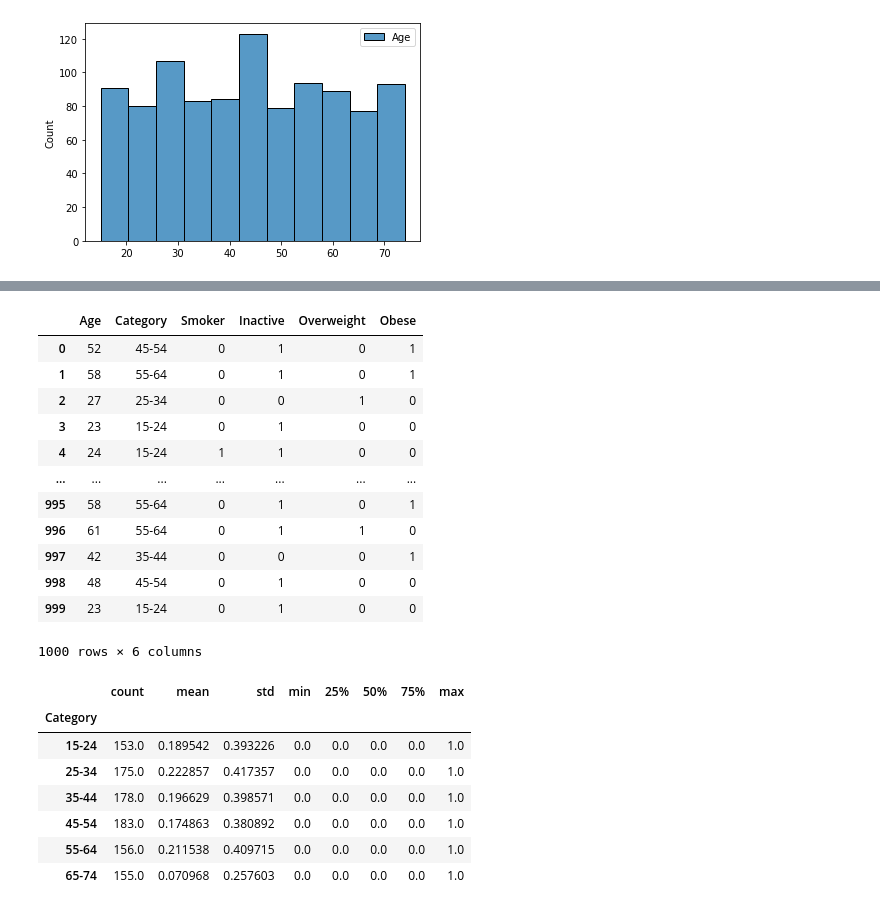
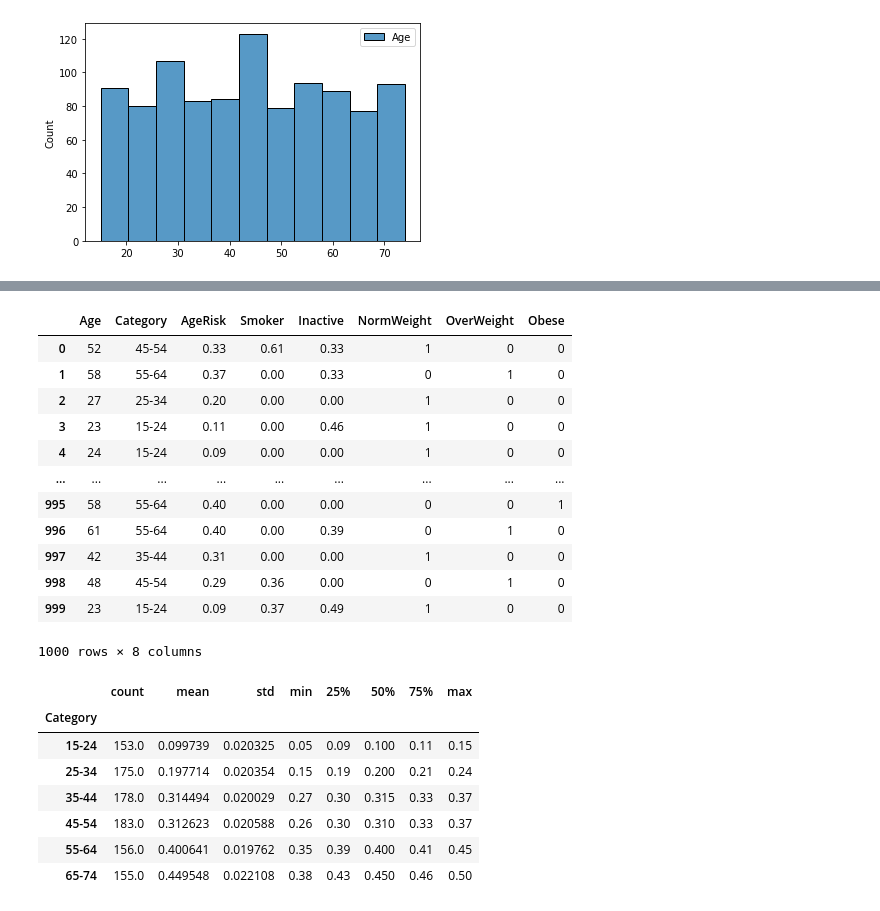
Before and after one commit to donneger/PFDA_Project_2021, a Jupyter notebook: PFDA_Project_2021.ipynb, the cells around one changed output, grey strips where cells are left out. Cells and saved outputs as stored; diff of their text form; code cells hidden in the pictures.

Commit message:
Further updates to the risk factors tables

```diff
--- a/PFDA_Project_2021.ipynb
+++ b/PFDA_Project_2021.ipynb
@@ -282,13 +314,13 @@ popdf
 # %%
-def f(popdf):
-    if popdf['Age']>=15 and popdf['Age']<=24:return np.random.binomial(1,0.4)
-    elif popdf['Age']>24 and popdf['Age']<=34:return np.random.binomial(1,0.45)
-    elif popdf['Age']>34 and popdf['Age']<=44:return np.random.binomial(1,0.55)
-    elif popdf['Age']>44 and popdf['Age']<=54:return np.random.binomial(1,0.65)
-    elif popdf['Age']>54 and popdf['Age']<=64:return np.random.binomial(1,0.7)
-    elif popdf['Age']>64:return np.random.binomial(1,0.1)
+def inact(popdf):
+    if popdf['Age']>=15 and popdf['Age']<=24:return round(np.random.binomial(1,0.4)*np.random.normal(0.5, .1),2)
+    elif popdf['Age']>24 and popdf['Age']<=34:return round(np.random.binomial(1,0.45)*np.random.normal(0.5, .1),2)
+    elif popdf['Age']>34 and popdf['Age']<=44:return round(np.random.binomial(1,0.5)*np.random.normal(0.5, .1),2)
+    elif popdf['Age']>44 and popdf['Age']<=54:return round(np.random.binomial(1,0.55)*np.random.normal(0.5, .1),2)
+    elif popdf['Age']>54 and popdf['Age']<=64:return round(np.random.binomial(1,0.65)*np.random.normal(0.5, .1),2)
+    elif popdf['Age']>64:return round(np.random.binomial(1,0.7)*np.random.normal(0.5, .1),2)
     else: return 0
-popdf['Inactive']= popdf.apply(f, axis=1)
+popdf['Inactive']= popdf.apply(inact, axis=1)
 popdf
 #popdfsmoker=popdf
 #popdfsmoker
@@ -311,0 +344,11 @@ popdf
+# %%
+def normwt(popdf):
+    if popdf['Age']>=15 and popdf['Age']<=24:return round(np.random.binomial(1,0.65)*np.random.normal(.125, .025),2)
+    elif popdf['Age']>24 and popdf['Age']<=34:return round(np.random.binomial(1,0.4)*np.random.normal(.125, .025),2)
+    elif popdf['Age']>34 and popdf['Age']<=44:return round(np.random.binomial(1,0.4)*np.random.normal(.125, .025),2)
+    elif popdf['Age']>44 and popdf['Age']<=54:return round(np.random.binomial(1,0.3)*np.random.normal(.125, .025),2)
+    elif popdf['Age']>54 and popdf['Age']<=64:return round(np.random.binomial(1,0.25)*np.random.normal(.125, .025),2)
+    elif popdf['Age']>64:return round(np.random.binomial(1,0.25)*np.random.normal(.125, .025),2)
+    else: return 0
+popdf['NormWeight']= popdf.apply(normwt, axis=1)
+popdf
@@ -312,5 +369,6 @@ popdf
 # %%
-def f(popdf):
+def overwt(popdf):
+    if popdf['NormWeight']==1:return 0
     if popdf['Age']>=15 and popdf['Age']<=24:return np.random.binomial(1,0.20)
     elif popdf['Age']>24 and popdf['Age']<=34:return np.random.binomial(1,0.35)
     elif popdf['Age']>34 and popdf['Age']<=44:return np.random.binomial(1,0.40)
@@ -318,6 +376,6 @@ def f(popdf):
     elif popdf['Age']>54 and popdf['Age']<=64:return np.random.binomial(1,0.45)
     elif popdf['Age']>64:return np.random.binomial(1,0.4)
     else: return 0
-popdf['Overweight']= popdf.apply(f, axis=1)
+popdf['OverWeight']= popdf.apply(overwt, axis=1)
 popdf
 # %% [output]
@@ -337,37 +395,37 @@ popdf
 # %%
-def f(popdf):
-    if popdf['Overweight']==1:return 0
+def obswt(popdf):
+    if popdf['OverWeight']==1 or popdf['NormWeight']==1:return 0
     elif popdf['Age']>=15 and popdf['Age']<=24:return np.random.binomial(1,0.10)
     elif popdf['Age']>24 and popdf['Age']<=34:return np.random.binomial(1,0.20)
     elif popdf['Age']>34 and popdf['Age']<=44:return np.random.binomial(1,0.20)
     elif popdf['Age']>44 and popdf['Age']<=54:return np.random.binomial(1,0.25)
     elif popdf['Age']>54 and popdf['Age']<=64:return np.random.binomial(1,0.30)
     elif popdf['Age']>64:return np.random.binomial(1,0.35)
     else: return 0
-popdf['Obese']= popdf.apply(f, axis=1)
+popdf['Obese']= popdf.apply(obswt, axis=1)
 popdf
 # %% [output]
-|  | Age | Category | Smoker | Inactive | Overweight | Obese |
-| 0 | 52 | 45-54 | 0 | 1 | 0 | 1 |
-| 1 | 58 | 55-64 | 0 | 1 | 0 | 1 |
-| 2 | 27 | 25-34 | 0 | 0 | 1 | 0 |
-| 3 | 23 | 15-24 | 0 | 1 | 0 | 0 |
-| 4 | 24 | 15-24 | 1 | 1 | 0 | 0 |
-| ... | ... | ... | ... | ... | ... | ... |
-| 995 | 58 | 55-64 | 0 | 1 | 0 | 1 |
-| 996 | 61 | 55-64 | 0 | 1 | 1 | 0 |
-| 997 | 42 | 35-44 | 0 | 0 | 0 | 1 |
-| 998 | 48 | 45-54 | 0 | 1 | 0 | 0 |
-| 999 | 23 | 15-24 | 0 | 1 | 0 | 0 |
+|  | Age | Category | AgeRisk | Smoker | Inactive | NormWeight | OverWeight | Obese |
+| 0 | 52 | 45-54 | 0.33 | 0.61 | 0.33 | 1 | 0 | 0 |
+| 1 | 58 | 55-64 | 0.37 | 0.00 | 0.33 | 0 | 1 | 0 |
+| 2 | 27 | 25-34 | 0.20 | 0.00 | 0.00 | 1 | 0 | 0 |
+| 3 | 23 | 15-24 | 0.11 | 0.00 | 0.46 | 1 | 0 | 0 |
+| 4 | 24 | 15-24 | 0.09 | 0.00 | 0.00 | 1 | 0 | 0 |
+| ... | ... | ... | ... | ... | ... | ... | ... | ... |
+| 995 | 58 | 55-64 | 0.40 | 0.00 | 0.00 | 0 | 0 | 1 |
+| 996 | 61 | 55-64 | 0.40 | 0.00 | 0.39 | 0 | 1 | 0 |
+| 997 | 42 | 35-44 | 0.31 | 0.00 | 0.00 | 1 | 0 | 0 |
+| 998 | 48 | 45-54 | 0.29 | 0.36 | 0.00 | 0 | 1 | 0 |
+| 999 | 23 | 15-24 | 0.09 | 0.37 | 0.49 | 1 | 0 | 0 |
-1000 rows × 6 columns
+1000 rows × 8 columns
 # %%
-popdf.groupby('Category')['Smoker'].describe()
+popdf.groupby('Category')['AgeRisk'].describe()
 # %% [output]
 |  | count | mean | std | min | 25% | 50% | 75% | max |
 | Category |  |  |  |  |  |  |  |  |
-| 15-24 | 153.0 | 0.189542 | 0.393226 | 0.0 | 0.0 | 0.0 | 0.0 | 1.0 |
-| 25-34 | 175.0 | 0.222857 | 0.417357 | 0.0 | 0.0 | 0.0 | 0.0 | 1.0 |
-| 35-44 | 178.0 | 0.196629 | 0.398571 | 0.0 | 0.0 | 0.0 | 0.0 | 1.0 |
-| 45-54 | 183.0 | 0.174863 | 0.380892 | 0.0 | 0.0 | 0.0 | 0.0 | 1.0 |
-| 55-64 | 156.0 | 0.211538 | 0.409715 | 0.0 | 0.0 | 0.0 | 0.0 | 1.0 |
-| 65-74 | 155.0 | 0.070968 | 0.257603 | 0.0 | 0.0 | 0.0 | 0.0 | 1.0 |
+| 15-24 | 153.0 | 0.099739 | 0.020325 | 0.05 | 0.09 | 0.100 | 0.11 | 0.15 |
+| 25-34 | 175.0 | 0.197714 | 0.020354 | 0.15 | 0.19 | 0.200 | 0.21 | 0.24 |
+| 35-44 | 178.0 | 0.314494 | 0.020029 | 0.27 | 0.30 | 0.315 | 0.33 | 0.37 |
+| 45-54 | 183.0 | 0.312623 | 0.020588 | 0.26 | 0.30 | 0.310 | 0.33 | 0.37 |
+| 55-64 | 156.0 | 0.400641 | 0.019762 | 0.35 | 0.39 | 0.400 | 0.41 | 0.45 |
+| 65-74 | 155.0 | 0.449548 | 0.022108 | 0.38 | 0.43 | 0.450 | 0.46 | 0.50 |
```
Also changed, not shown: parts of 9 cells of this notebook.
